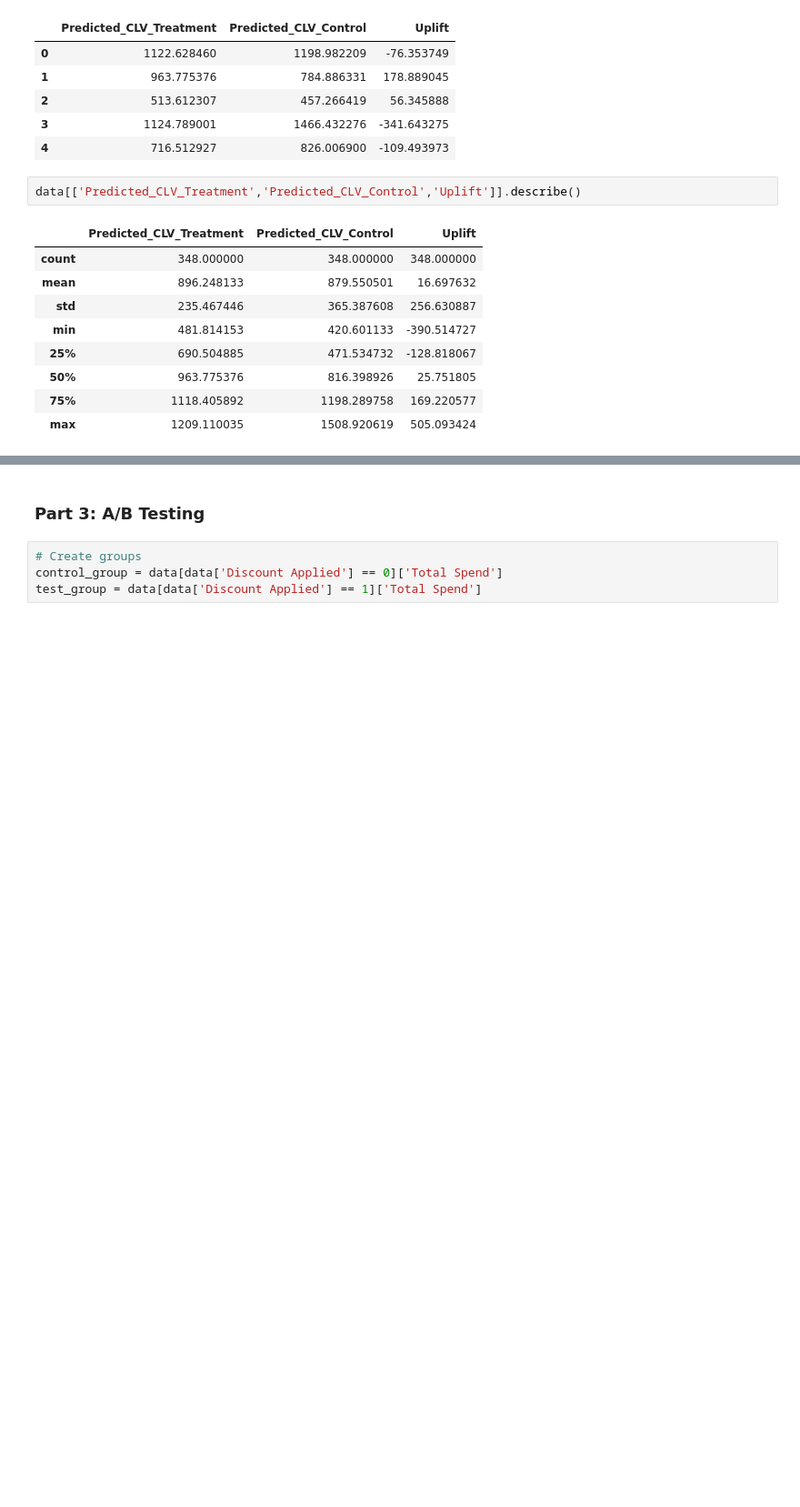
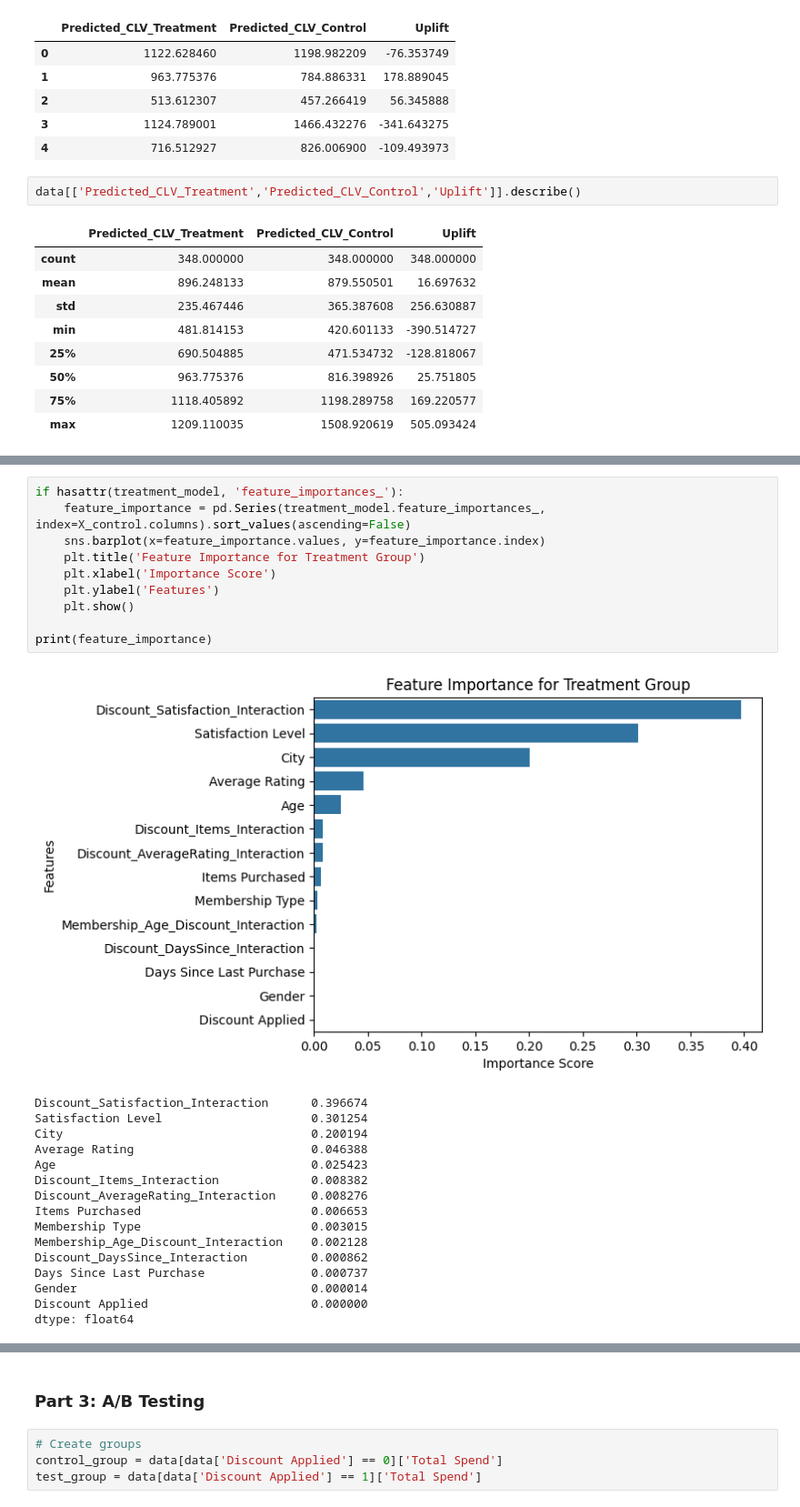
Before and after one commit to scottpitcher/ecommerce-marketing-analytics-optimization, a Jupyter notebook: clv_optimization_model.ipynb, the cells around one changed output, grey strips where cells are left out. Shown at 91% size. Saved outputs shown, nothing was run; the diff lists cells and outputs as text; blank space fills up the shorter version.

```diff
--- a/clv_optimization_model.ipynb
+++ b/clv_optimization_model.ipynb
@@ -124,0 +164,27 @@ data[['Predicted_CLV_Treatment','Predicted_CLV_Control','Uplift']].describe()
+# %%
+if hasattr(treatment_model, 'feature_importances_'):
+    feature_importance = pd.Series(treatment_model.feature_importances_, index=X_control.columns).sort_values(ascending=False)
+    sns.barplot(x=feature_importance.values, y=feature_importance.index)
+    plt.title('Feature Importance for Treatment Group')
+    plt.xlabel('Importance Score')
+    plt.ylabel('Features')
+    plt.show()
+
+print(feature_importance)
+# %% [output]
+[figure, added]
+Discount_Satisfaction_Interaction      0.396674
+Satisfaction Level                     0.301254
+City                                   0.200194
+Average Rating                         0.046388
+Age                                    0.025423
+Discount_Items_Interaction             0.008382
+Discount_AverageRating_Interaction     0.008276
+Items Purchased                        0.006653
+Membership Type                        0.003015
+Membership_Age_Discount_Interaction    0.002128
+Discount_DaysSince_Interaction         0.000862
+Days Since Last Purchase               0.000737
+Gender                                 0.000014
+Discount Applied                       0.000000
+dtype: float64
```
Also changed, not shown: parts of 10 cells of this notebook.
